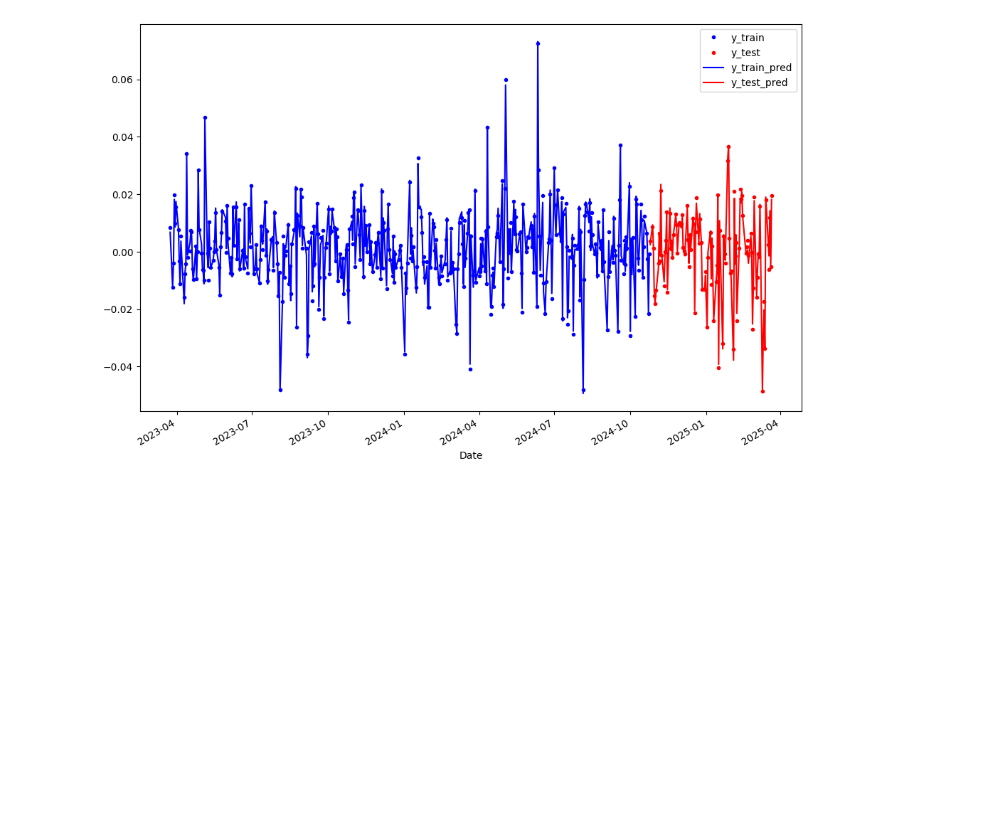
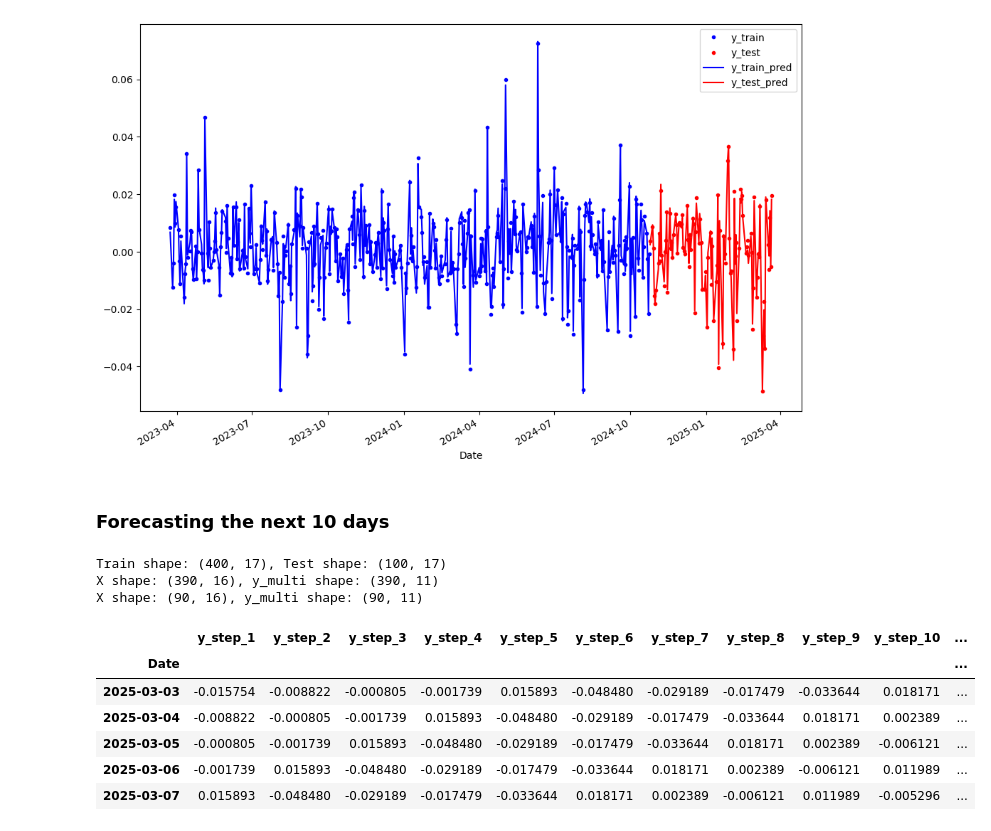
Before and after one commit to OnurKerimoglu/stocks_forecasting, a Jupyter notebook: nb/stock-price-prediction-challenge/Regression.ipynb, the cells around one changed output. Drawn from its saved outputs; the diff is of its cells as text; code cells hidden in the pictures; blank space fills up the shorter version.

```diff
--- a/nb/stock-price-prediction-challenge/Regression.ipynb
+++ b/nb/stock-price-prediction-challenge/Regression.ipynb
@@ -114,7 +114,10 @@ def prepare_features(df, target, beta_window=10, ma_windows=[10, 20, 60], ewm_al
 
         df[f'Beta{beta_window}_{index_key}'] = cov / var
 
-    df.drop(columns=['Date', 'Ticker', 'Open', 'High', 'Low', 'Volume', 'Close', 'Adjusted'], inplace=True)
+    cols2drop = ['Date', 'Open', 'High', 'Low', 'Volume', 'Close', 'Adjusted']
+    if 'Ticker' in df.columns:
+        cols2drop.append('Ticker')
+    df.drop(columns=cols2drop, inplace=True)
     df.dropna(inplace=True)
     print(f'shape of final df: {df.shape}')
 
@@ -224,3 +238,5 @@ evaluate(y_train, y_hat_train, y_test, y_hat_test)
 Training RMSE: 0.00136
 Test RMSE: 0.00153
 [figure]
+# %% [markdown]
+### Forecasting the next 10 days
@@ -226,0 +262,19 @@ Test RMSE: 0.00153
+# %%
+train_df, test_df = split_df(df, train_ratio=0.8)
+X_train, y_train = get_X_y_multistep(train_df, steps=11, target='Returns')
+X_test, y_test = get_X_y_multistep(test_df, steps=11, target='Returns')
+# %% [output]
+Train shape: (400, 17), Test shape: (100, 17)
+X shape: (390, 16), y_multi shape: (390, 11)
+X shape: (90, 16), y_multi shape: (90, 11)
+# %%
+# X_test.tail()
+y_test.tail()
+# %% [output]
+|  | y_step_1 | y_step_2 | y_step_3 | y_step_4 | y_step_5 | y_step_6 | y_step_7 | y_step_8 | y_step_9 | y_step_10 | ... |
+| Date |  |  |  |  |  |  |  |  |  |  | ... |
+| 2025-03-03 | -0.015754 | -0.008822 | -0.000805 | -0.001739 | 0.015893 | -0.048480 | -0.029189 | -0.017479 | -0.033644 | 0.018171 | ... |
+| 2025-03-04 | -0.008822 | -0.000805 | -0.001739 | 0.015893 | -0.048480 | -0.029189 | -0.017479 | -0.033644 | 0.018171 | 0.002389 | ... |
+| 2025-03-05 | -0.000805 | -0.001739 | 0.015893 | -0.048480 | -0.029189 | -0.017479 | -0.033644 | 0.018171 | 0.002389 | -0.006121 | ... |
+| 2025-03-06 | -0.001739 | 0.015893 | -0.048480 | -0.029189 | -0.017479 | -0.033644 | 0.018171 | 0.002389 | -0.006121 | 0.011989 | ... |
+| 2025-03-07 | 0.015893 | -0.048480 | -0.029189 | -0.017479 | -0.033644 | 0.018171 | 0.002389 | -0.006121 | 0.011989 | -0.005296 | ... |
```
Also changed, not shown: parts of 15 cells of this notebook.
